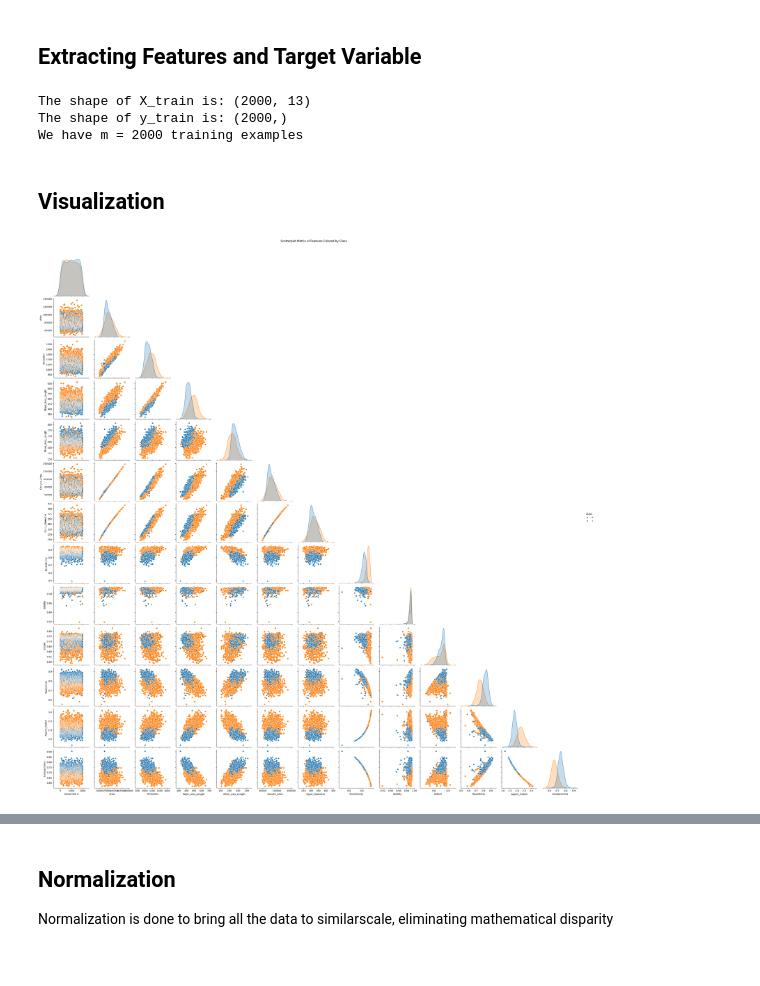
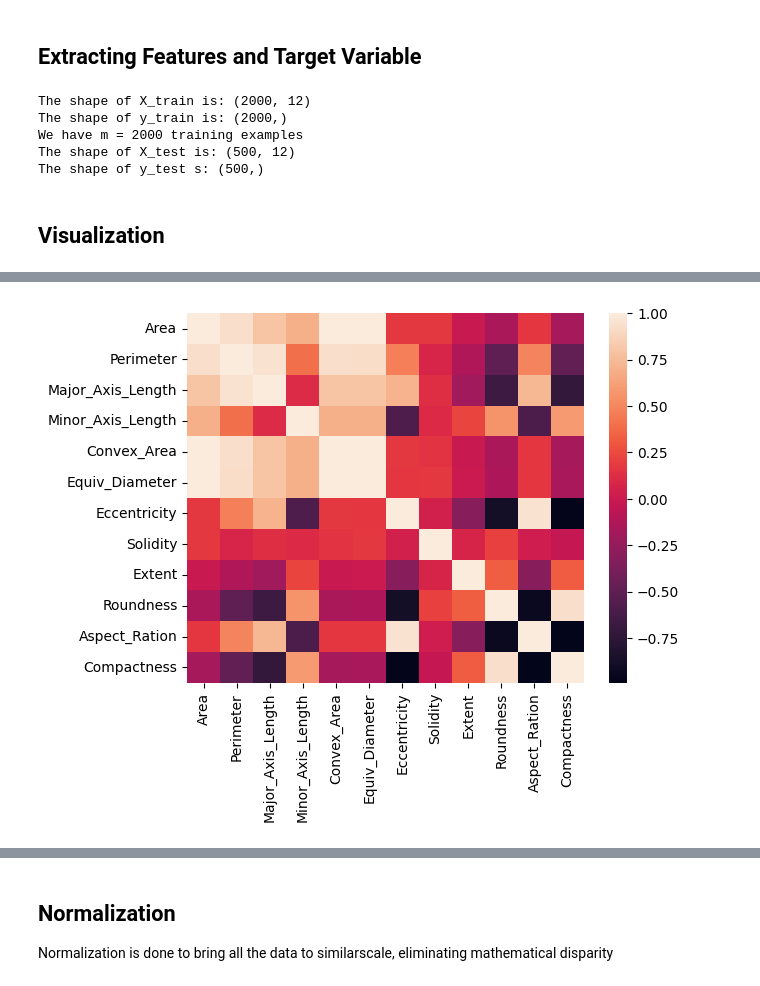
Before and after one commit to MANAS-AI-Taskphase-24-25/Nandini_Sah, a Jupyter notebook: logisticregression.ipynb, the cells around one changed output, grey strips where cells are left out. Drawn from its saved outputs; the diff is of its cells as text; code cells hidden in the pictures.

```diff
--- a/logisticregression.ipynb
+++ b/logisticregression.ipynb
@@ -8,8 +8,6 @@ import copy
 import matplotlib.pyplot as plt
 # %%
 train_data = pd.read_csv("Gotem Pumpkins.csv")
+train_data = train_data.drop(['Unnamed: 0'],axis=1)
 test_data = pd.read_csv("Freyja_Pumpkins.csv")
-
-print(train_data.head())
-print("TEST DATA")
-print(test_data.head())
+test_data = test_data.drop(['Unnamed: 0'],axis=1)
@@ -34,3 +13,0 @@ print(test_data.head())
-# %%
-train_data['Class'] = train_data['Class'].replace({'Ürgüp Sivrisi': 1, 'Çerçevelik': 0})
-train_data.head()
@@ -53,15 +23,21 @@ y_test = test_data['Class'].values
 print ('The shape of X_train is: ' + str(X_train.shape))
 print ('The shape of y_train is: ' + str(y_train.shape))
 print ('We have m = %d training examples' % (len(y_train)))
+
+print ('The shape of X_test is: ' + str(X_test.shape))
+print ('The shape of y_test s: ' + str(y_test.shape))
 # %% [output]
-The shape of X_train is: (2000, 13)
+The shape of X_train is: (2000, 12)
 The shape of y_train is: (2000,)
 We have m = 2000 training examples
+The shape of X_test is: (500, 12)
+The shape of y_test s: (500,)
 # %% [markdown]
 ## Visualization
-# %%
-sns.pairplot(train_data, hue="Class", diag_kind="kde", corner=True, markers=["o", "s"])
-plt.suptitle("Scatterplot Matrix of Features Colored by Class", y=1.02)  # Adjust the title position
-plt.show()
-# %% [output]
-[figure, removed]
+# %%
+train_corr = train_data.select_dtypes(include=['float64','int64']).corr()
+sns.heatmap(train_corr)
+# Area, Perimeter, Convex_Area and Equiv_Diameter are highly correlated therefore Perimeter, Convex_Area and Equiv_Diameter are dropped
+# Eccentricity, Aspect_Ration and Compactness are highly correlated therefore Aspect_Ration and Compactness are dropped
+train_corr
+# %% [output]
@@ -67,0 +57 @@ plt.show()
+[figure, added]
```
Also changed, not shown: parts of 13 cells of this notebook.
